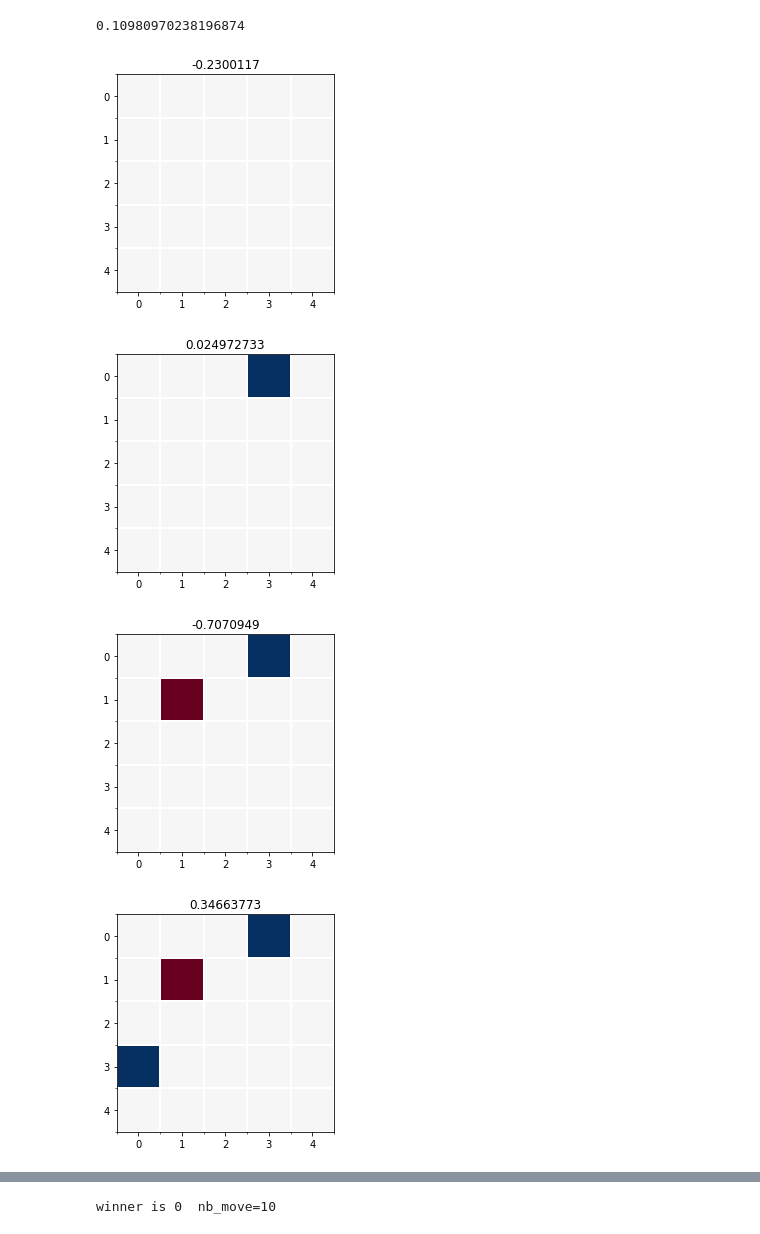
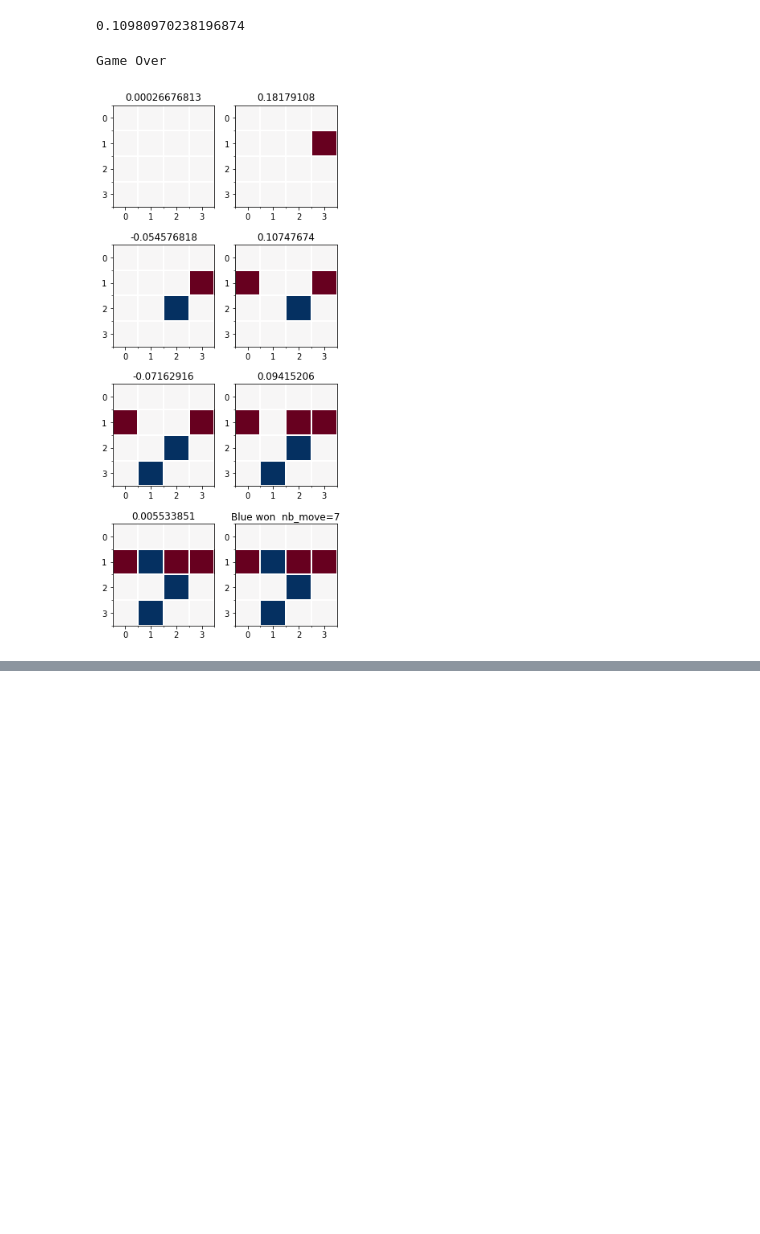
Before and after one commit to kruho/TicTacToeRL, a Jupyter notebook: TicTacToeRL.ipynb, the cells around one changed output, grey strips where cells are left out. Drawn from its saved outputs; the diff is of its cells as text; code cells hidden in the pictures; blank space fills up the shorter version.

```diff
--- a/TicTacToeRL.ipynb
+++ b/TicTacToeRL.ipynb
@@ -3,7 +3,7 @@ import matplotlib.pyplot as plt
 %matplotlib inline
 import numpy as np
 # %%
-nb_mesh = 5
+nb_mesh = 4
 nb_line = 3
 # %%
 def show_state(state):
@@ -260,8 +285,8 @@ for nb_episode in tqdm(range(100)):
             # 現在の指し手
             current_move = current_state[0,0,-1].astype(np.int32)
 
-            # 状態価値が最も高くなる行動と、その行動を取った時の遷移後の状態価値を計算する。
-            my_value, best_action = get_best_action(current_state, value_function)
+            # 状態価値が最も高くなる行動と、その行動を取った時の遷移後の状態価値(報酬)を計算する。
+            reward, best_action = get_best_action(current_state, value_function)
 
             # 状態価値が最も高くなる行動を選択する。ただし、確率εでランダムな行動を取る。
             if np.random.random(1)<epsilon:
@@ -278,13 +303,12 @@ for nb_episode in tqdm(range(100)):
             winner = judge_game(next_state)
 
             # 報酬の計算
-            if winner==current_move:
-                reward = 1.
-            else:
-                reward = discount * my_value
+#            if winner==current_move:
+#                reward = 1.
+#            else:
+#                reward = discount * my_value
 
             # 状態価値の更新
-#            print(reward + discount * max_value)
             value_function.fit(
                 x=np.expand_dims(current_state,0),
                 y=np.expand_dims(reward,0),
@@ -352,54 +374,62 @@ current_state[:,:,-1] = np.random.randint(0,2) # ランダムに先手を決め
 
 winner = None
 
+plt.figure(figsize=(5,25))
+
 try:
     for nb_move in range(nb_mesh*nb_mesh):
 
         # 盤面の表示
+        plt.subplot(nb_mesh*nb_mesh//2,2,nb_move+1)
         show_state_2(current_state)
         plt.title(value_function.predict(np.expand_dims(current_state,0)).squeeze())
-        plt.show()
+#        plt.show()
 
         # 現在の指し手
         current_move = current_state[0,0,-1].astype(np.int32)
 
         # 状態価値が最も高くなる行動と、その行動を取った時の遷移後の状態価値を計算する。
-        max_value, best_action = get_best_action(current_state, value_function)
+        my_value, best_action = get_best_action(current_state, value_function)
+        if my_value==-1.:
+            winner = 1 - current_move
+            print('Game Over')
+            raise Exception
 
         # 状態価値が最も高くなる行動を選択する。ただし、確率εでランダムな行動を取る。
         if np.random.random(1)<epsilon:
             acceptable_action = get_permitted_actions(current_state)
             random_idx = np.random.randint(0,len(acceptable_action[0]))
             action = (acceptable_action[0][random_idx], acceptable_action[1][random_idx])
         else:
             action = best_action
 
         # 遷移後状態を計算する（まだ遷移させない）。
         next_state = transition(current_state, action)
 
         # ゲームの終了判定
         winner = judge_game(next_state)
 
         # 状態を更新する。
         current_state = copy.deepcopy(next_state)
 
         if winner is not None:
             raise Exception
 
 except Exception:
     pass
 
 # 最終盤面の表示
+plt.subplot(nb_mesh*nb_mesh//2,2,nb_move+2)
 show_state_2(current_state)
-plt.show()
-
 
 if winner is None:
-    print('draw'+'  nb_move='+str(nb_move+1))
+    plt.title(' draw'+'  nb_move='+str(nb_move+1))
 else:
-    print('winner is '+str(winner)+'  nb_move='+str(nb_move+1))
+    if winner==0:
+        winner_name='Red'
+    else:
+        winner_name='Blue'
+    plt.title(winner_name+' won'+'  nb_move='+str(nb_move+1))
 # %% [output]
+Game Over
-[figure, old version]
+[figure, new version]
-[figure, removed]
-[figure, removed]
-[figure, removed]
@@ -413 +435,0 @@ else:
-winner is 0  nb_move=10
```
Also changed, not shown: parts of 5 cells of this notebook.
